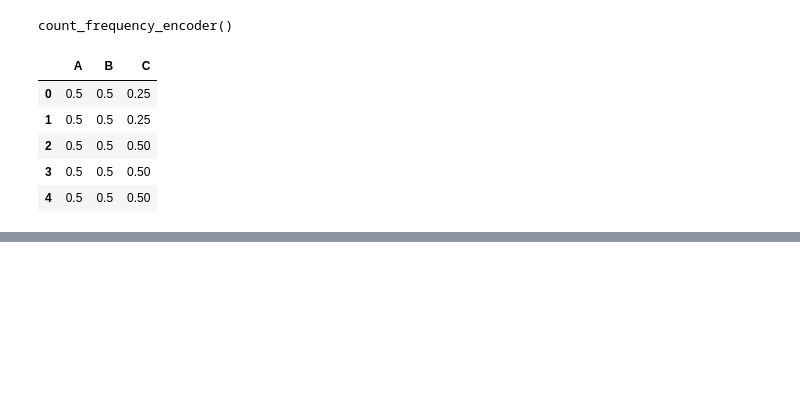
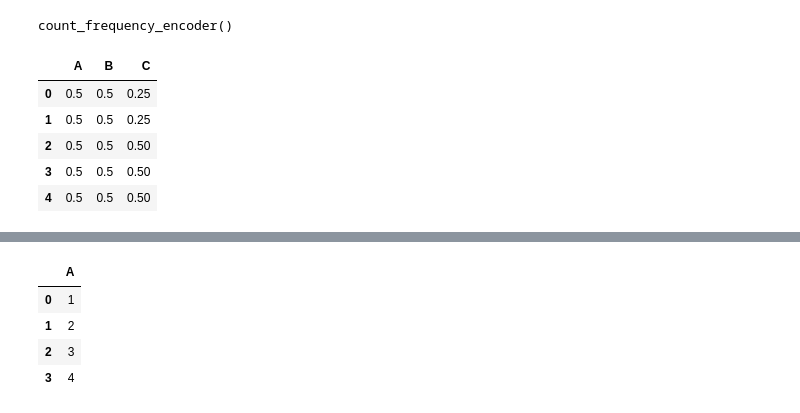
Before and after one commit to Tatenda1112/Custom-Transformation, a Jupyter notebook: notebooks/custom_transformers.ipynb, the cells around one changed output, grey strips where cells are left out. Cells and saved outputs as stored; diff of their text form; code cells hidden in the pictures; blank space fills up the shorter version.

```diff
--- a/notebooks/custom_transformers.ipynb
+++ b/notebooks/custom_transformers.ipynb
@@ -332,0 +535,48 @@ UnboundLocalError: cannot access local variable 'col' where it is not associated
+# %%
+class DropCorrelatedFeatures(BaseEstimator, TransformerMixin):
+    def __init__(self, threshold=0.95):
+        self.threshold = threshold
+        self.correlated_features = []
+
+    def fit(self, X: pd.DataFrame, y=None):
+
+        corr_matrix = X.corr().abs()
+        self.correlated_features = self.find_correlated_features(corr_matrix)
+
+        return self
+
+    def transform(self, X: pd.DataFrame, y=None):
+        data = X.copy()
+        try:
+            data = data.drop(columns=self.correlated_features)
+        except Exception as e:
+            self.errors_ = e
+        return data
+
+    def find_correlated_features(self, corr_matrix):
+        correlated_features = set()
+
+        for i in range(len(corr_matrix.columns)):
+            for j in range(i):
+                if abs(corr_matrix.iloc[i, j]) > self.threshold:
+                    colname = corr_matrix.columns[i]
+                    correlated_features.add(colname)
+
+        return list(correlated_features)
+# %%
+df8 = pd.DataFrame({
+    'A': [1, 2, 3, 4],
+    'B': [2, 4, 6, 8],
+    'C': [1, 2, 3, 4],
+    'D': [2, 4, 6, 8]
+})
+# %%
+dropcf = DropCorrelatedFeatures()
+# %%
+dropcf.fit_transform(df8)
+# %% [output]
+|  | A |
+| 0 | 1 |
+| 1 | 2 |
+| 2 | 3 |
+| 3 | 4 |
```
Also changed, not shown: parts of 21 cells of this notebook, 1 other file.
